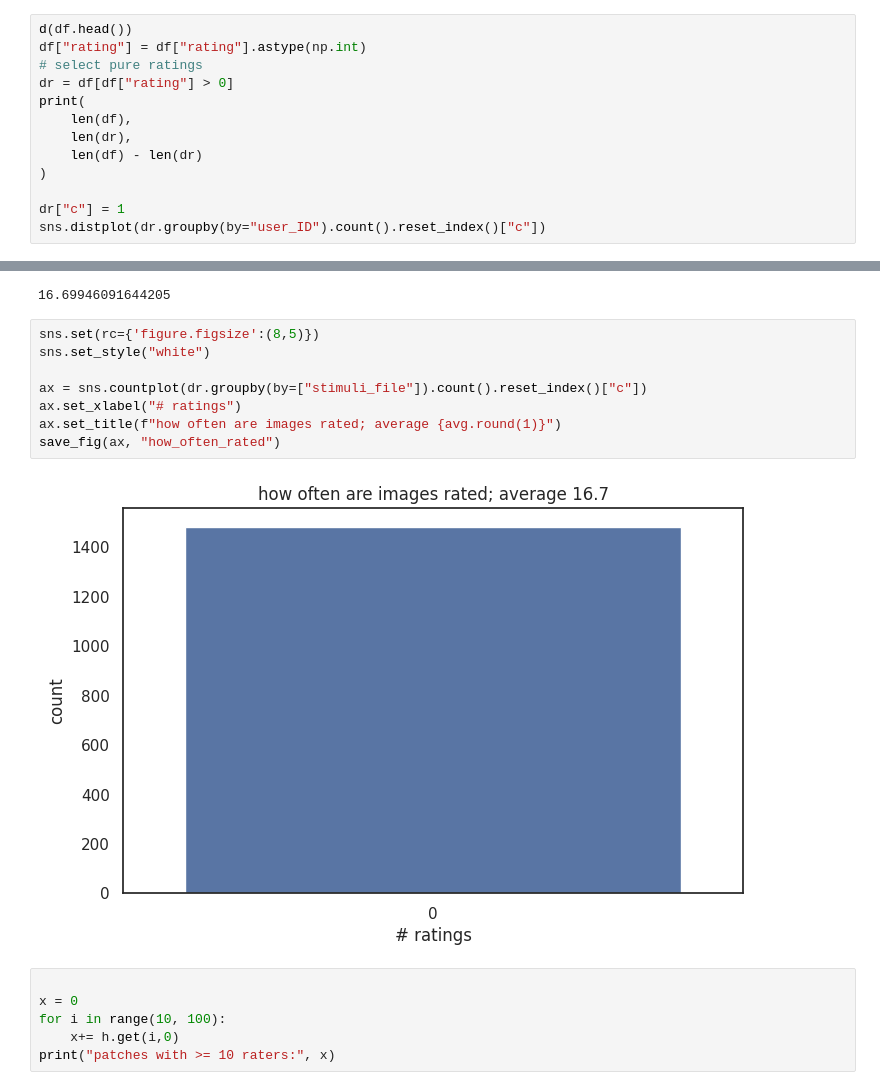
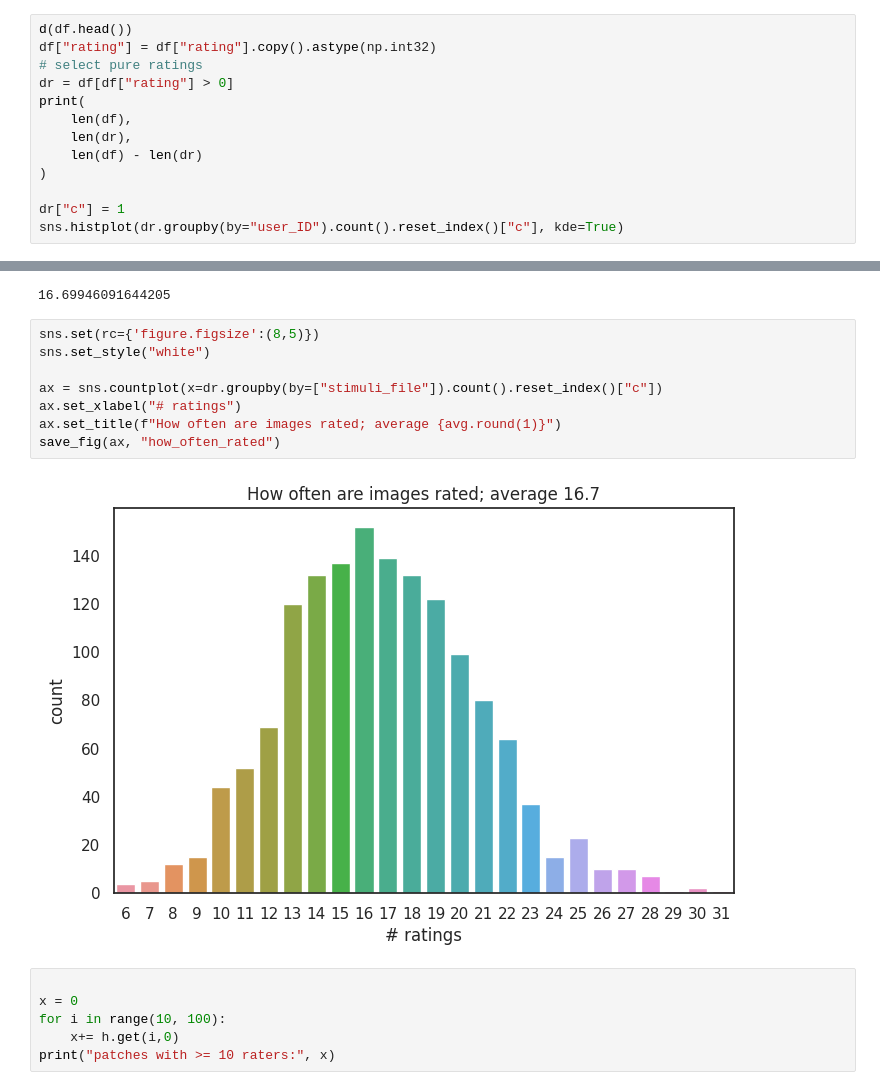
Before and after one commit to Telecommunication-Telemedia-Assessment/image_quality_test, a Jupyter notebook: test_2/analyze.ipynb, the cells around one changed output, grey strips where cells are left out. Saved outputs shown, nothing was run; the diff lists cells and outputs as text.

Commit message:
unify plots

```diff
--- a/test_2/analyze.ipynb
+++ b/test_2/analyze.ipynb
@@ -177,7 +177,7 @@ save_fig(ax, "user_windowheight")
 [figure]
 # %%
 d(df.head())
-df["rating"] = df["rating"].astype(np.int)
+df["rating"] = df["rating"].copy().astype(np.int32)
 # select pure ratings
 dr = df[df["rating"] > 0]
 print(
@@ -187,7 +187,7 @@ print(
 )
 
 dr["c"] = 1
-sns.distplot(dr.groupby(by="user_ID").count().reset_index()["c"])
+sns.histplot(dr.groupby(by="user_ID").count().reset_index()["c"], kde=True)
 # %% [output]
 |  | user_ID | stimuli_ID | stimuli_file | rating_type | rating | timestamp |
 | 0 | 1 | -1 |  | user_registered | -1 | 2020-03-27 13:50:53 566942 |
@@ -250,13 +238,13 @@ print(avg)
 # %%
 sns.set(rc={'figure.figsize':(8,5)})
 sns.set_style("white")
 
-ax = sns.countplot(dr.groupby(by=["stimuli_file"]).count().reset_index()["c"])
+ax = sns.countplot(x=dr.groupby(by=["stimuli_file"]).count().reset_index()["c"])
 ax.set_xlabel("# ratings")
-ax.set_title(f"how often are images rated; average {avg.round(1)}")
+ax.set_title(f"How often are images rated; average {avg.round(1)}")
 save_fig(ax, "how_often_rated")
 # %% [output]
-[figure, old version]
+[figure, new version]
 # %%
 
 x = 0
```
Also changed, not shown: parts of 11 cells of this notebook, 26 other files.
